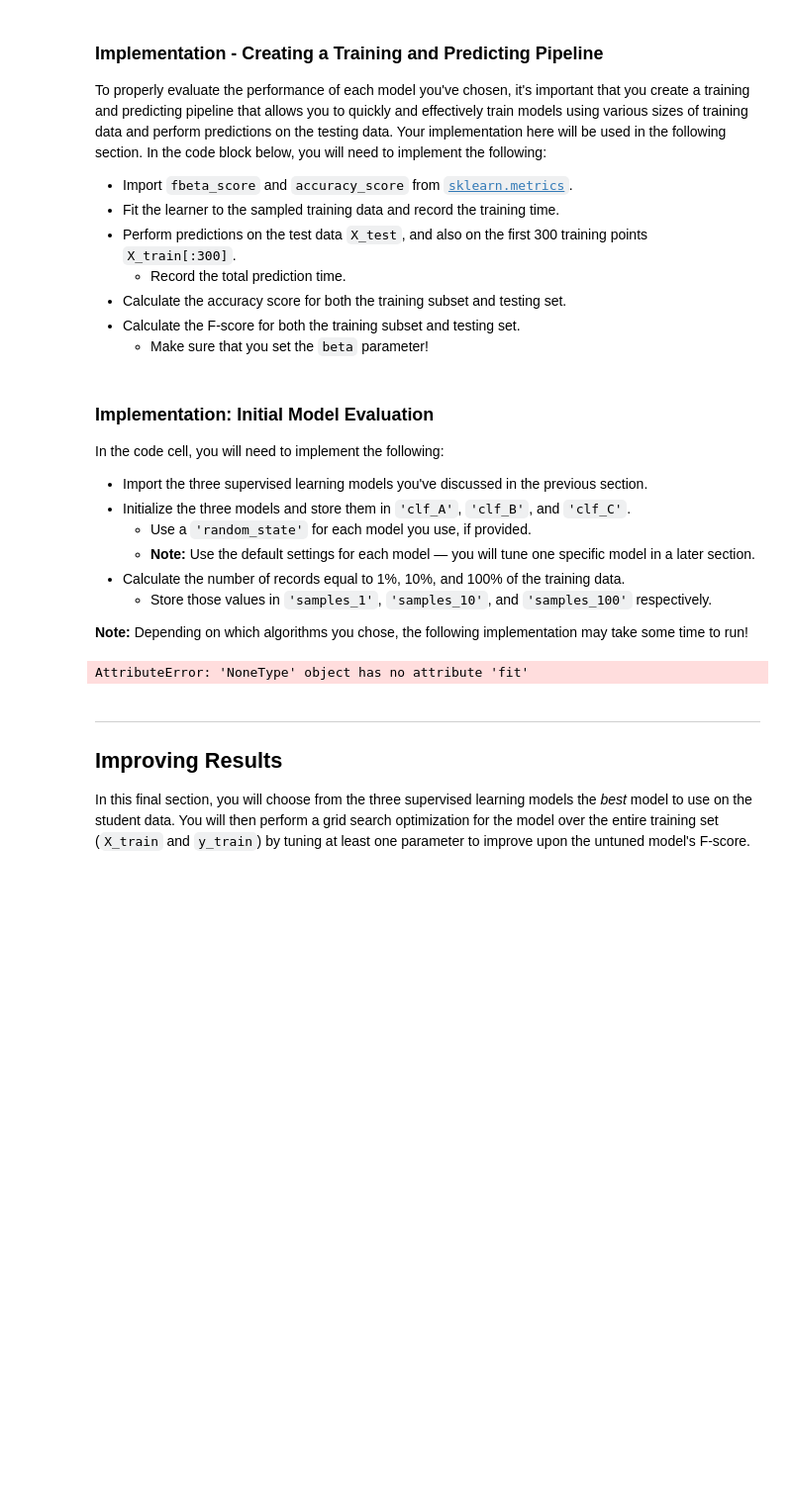
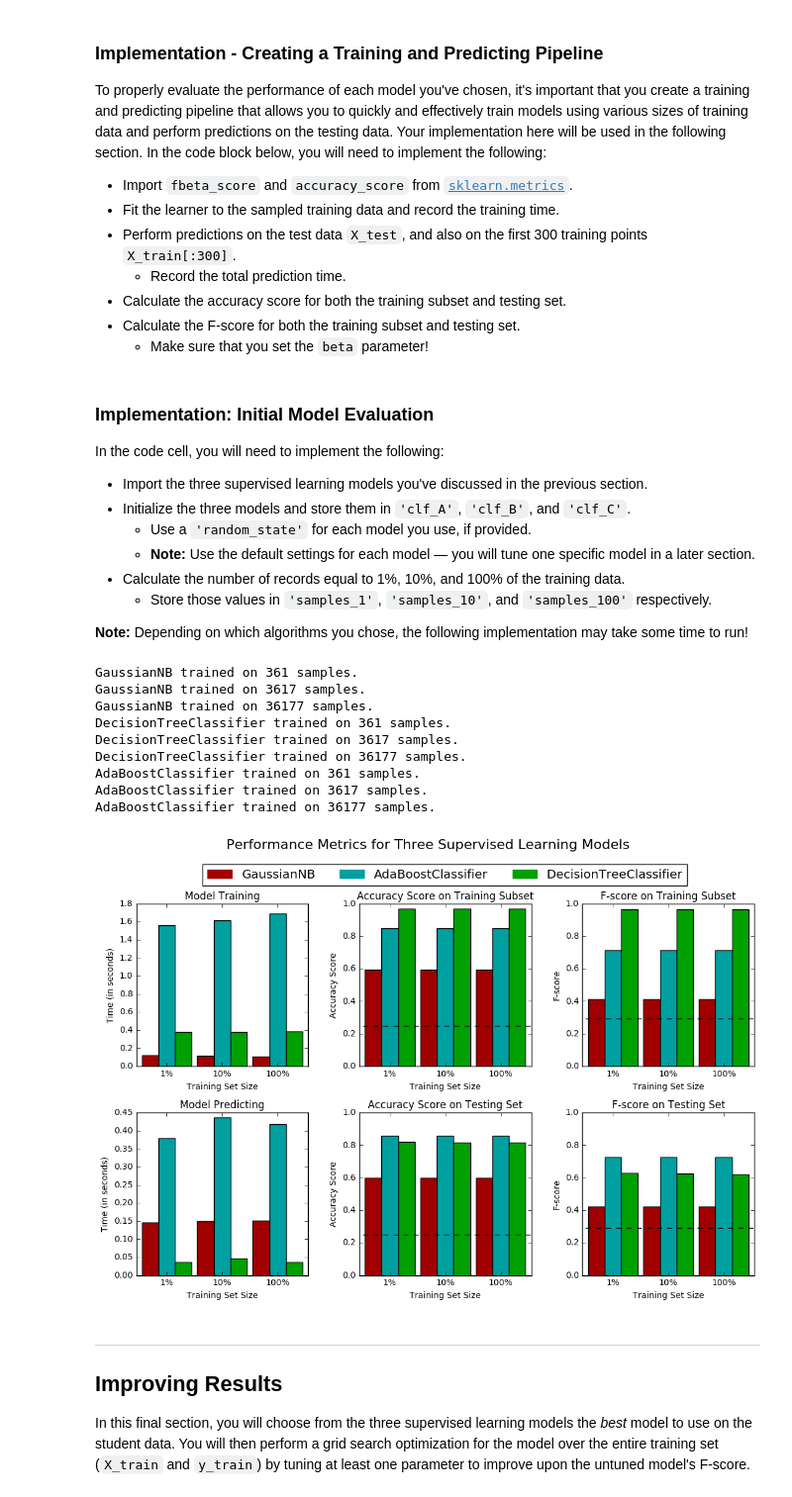
Before and after one commit to Boykai/Finding-Donors-for-CharityML, a Jupyter notebook: finding_donors.ipynb, the cells around one changed output. Shown at 99% size. Drawn from its saved outputs; the diff is of its cells as text; code cells hidden in the pictures; blank space fills up the shorter version.

```diff
--- a/finding_donors.ipynb
+++ b/finding_donors.ipynb
@@ -342,6 +342,8 @@ In the code block below, you will need to implement the following:
    - Make sure that you set the `beta` parameter!
 # %%
 # TODO: Import two metrics from sklearn - fbeta_score and accuracy_score
+from sklearn.metrics import accuracy_score
+from sklearn.metrics import fbeta_score
 
 def train_predict(learner, sample_size, X_train, y_train, X_test, y_test):
     '''
@@ -368,23 +370,23 @@ def train_predict(learner, sample_size, X_train, y_train, X_test, y_test):
     #       then get predictions on the first 300 training samples(X_train) using .predict()
     start = time() # Get start time
     predictions_test = learner.predict(X_test)
-    predictions_train = learner.predit(X_train)
+    predictions_train = learner.predict(X_train)
     end = time() # Get end time
 
     # TODO: Calculate the total prediction time
     results['pred_time'] = end - start
 
     # TODO: Compute accuracy on the first 300 training samples which is y_train[:300]
-    results['acc_train'] = learner.accuracy_score(y_train[:300], prediction_train[:300])
+    results['acc_train'] = accuracy_score(y_train[:300], predictions_train[:300])
 
     # TODO: Compute accuracy on test set using accuracy_score()
-    results['acc_test'] = learner.accuracy_score(y_test, prediction_test)
+    results['acc_test'] = accuracy_score(y_test, predictions_test)
 
     # TODO: Compute F-score on the the first 300 training samples using fbeta_score()
-    results['f_train'] = learner.f1_score(y_train[:300], prediction_train[:300])
+    results['f_train'] = fbeta_score(y_train[:300], predictions_train[:300], beta=0.5)
 
     # TODO: Compute F-score on the test set which is y_test
-    results['f_test'] = learner.f1_score(y_test, prediction_test)
+    results['f_test'] = fbeta_score(y_test, predictions_test, beta=0.5)
 
     # Success
     print "{} trained on {} samples.".format(learner.__class__.__name__, sample_size)
@@ -405,32 +407,44 @@ In the code cell, you will need to implement the following:
 # %%
 # TODO: Import the three supervised learning models from sklearn
 from sklearn.naive_bayes import GaussianNB
+from sklearn import tree
+from sklearn.ensemble import AdaBoostClassifier
+
 # TODO: Initialize the three models
-clf_A = None
-clf_B = None
-clf_C = None
+clf_A = GaussianNB()
+clf_B = tree.DecisionTreeClassifier()
+clf_C = AdaBoostClassifier()
 
 # TODO: Calculate the number of samples for 1%, 10%, and 100% of the training data
 # HINT: samples_100 is the entire training set i.e. len(y_train)
 # HINT: samples_10 is 10% of samples_100
 # HINT: samples_1 is 1% of samples_100
-samples_100 = None
-samples_10 = None
-samples_1 = None
+samples_100 = len(y_train)
+samples_10 = int(len(y_train) * 0.1)
+samples_1 = int(len(y_train) * 0.01)
 
 # Collect results on the learners
 results = {}
 for clf in [clf_A, clf_B, clf_C]:
     clf_name = clf.__class__.__name__
     results[clf_name] = {}
     for i, samples in enumerate([samples_1, samples_10, samples_100]):
         results[clf_name][i] = \
         train_predict(clf, samples, X_train, y_train, X_test, y_test)
 
 # Run metrics visualization for the three supervised learning models chosen
 vs.evaluate(results, accuracy, fscore)
 # %% [output]
-AttributeError: 'NoneType' object has no attribute 'fit'
+GaussianNB trained on 361 samples.
+GaussianNB trained on 3617 samples.
+GaussianNB trained on 36177 samples.
+DecisionTreeClassifier trained on 361 samples.
+DecisionTreeClassifier trained on 3617 samples.
+DecisionTreeClassifier trained on 36177 samples.
+AdaBoostClassifier trained on 361 samples.
+AdaBoostClassifier trained on 3617 samples.
+AdaBoostClassifier trained on 36177 samples.
+[figure, added]
 # %% [markdown]
 ----
 ## Improving Results
```
